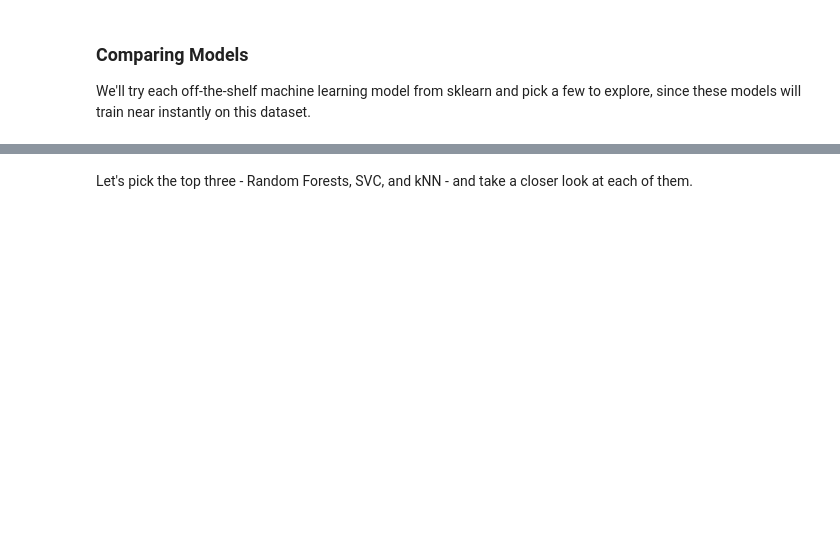
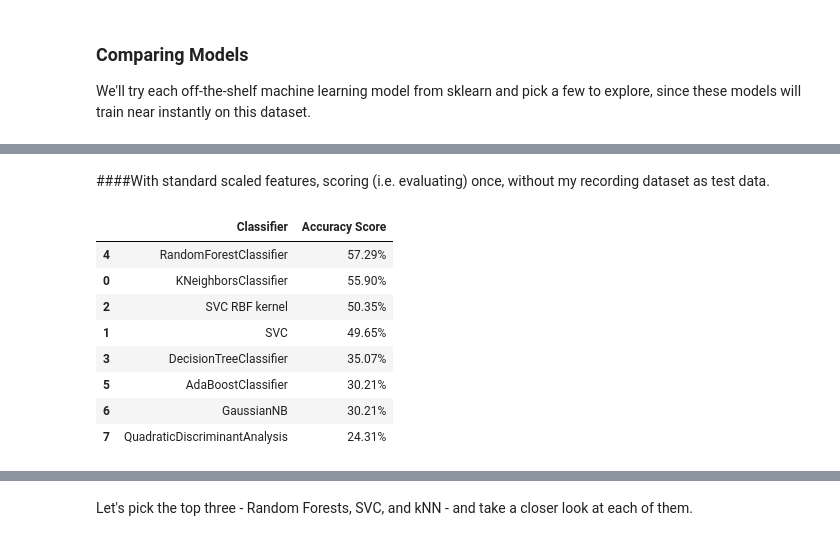
Before and after one commit to jaejams/Week3-ClassicML, a Jupyter notebook: week_3_machinelearning.ipynb, the cells around one changed output, grey strips where cells are left out. Cells and saved outputs as stored; diff of their text form; code cells hidden in the pictures; blank space fills up the shorter version.

```diff
--- a/week_3_machinelearning.ipynb
+++ b/week_3_machinelearning.ipynb
@@ -593,0 +634,23 @@ We'll try each off-the-shelf machine learning model from sklearn and pick a few
+# %% [markdown]
+####With standard scaled features, scoring (i.e. evaluating) once, without my recording dataset as test data.
+# %%
+scores = []
+for model in classification_models:               #for loop to train all classifiers
+    model.fit(X_train_scaled, y_train)
+    score = model.score(X_test_scaled, y_test)
+    model_name = type(model).__name__             #model.score; fit=train, score=evaluate. For score, use test set. Then append the name for a pretty label.
+    if model_name=='SVC' and model.kernel=='rbf': model_name+=' RBF kernel'
+    scores.append((model_name,(f'{100*score:.2f}%')))
+# Make it pretty
+scores_df = pd.DataFrame(scores,columns=['Classifier','Accuracy Score'])
+scores_df.sort_values(by='Accuracy Score',axis=0,ascending=False)
+# %% [output]
+|  | Classifier | Accuracy Score |
+| 4 | RandomForestClassifier | 57.29% |
+| 0 | KNeighborsClassifier | 55.90% |
+| 2 | SVC RBF kernel | 50.35% |
+| 1 | SVC | 49.65% |
+| 3 | DecisionTreeClassifier | 35.07% |
+| 5 | AdaBoostClassifier | 30.21% |
+| 6 | GaussianNB | 30.21% |
+| 7 | QuadraticDiscriminantAnalysis | 24.31% |
```
Also changed, not shown: parts of 12 cells of this notebook.
